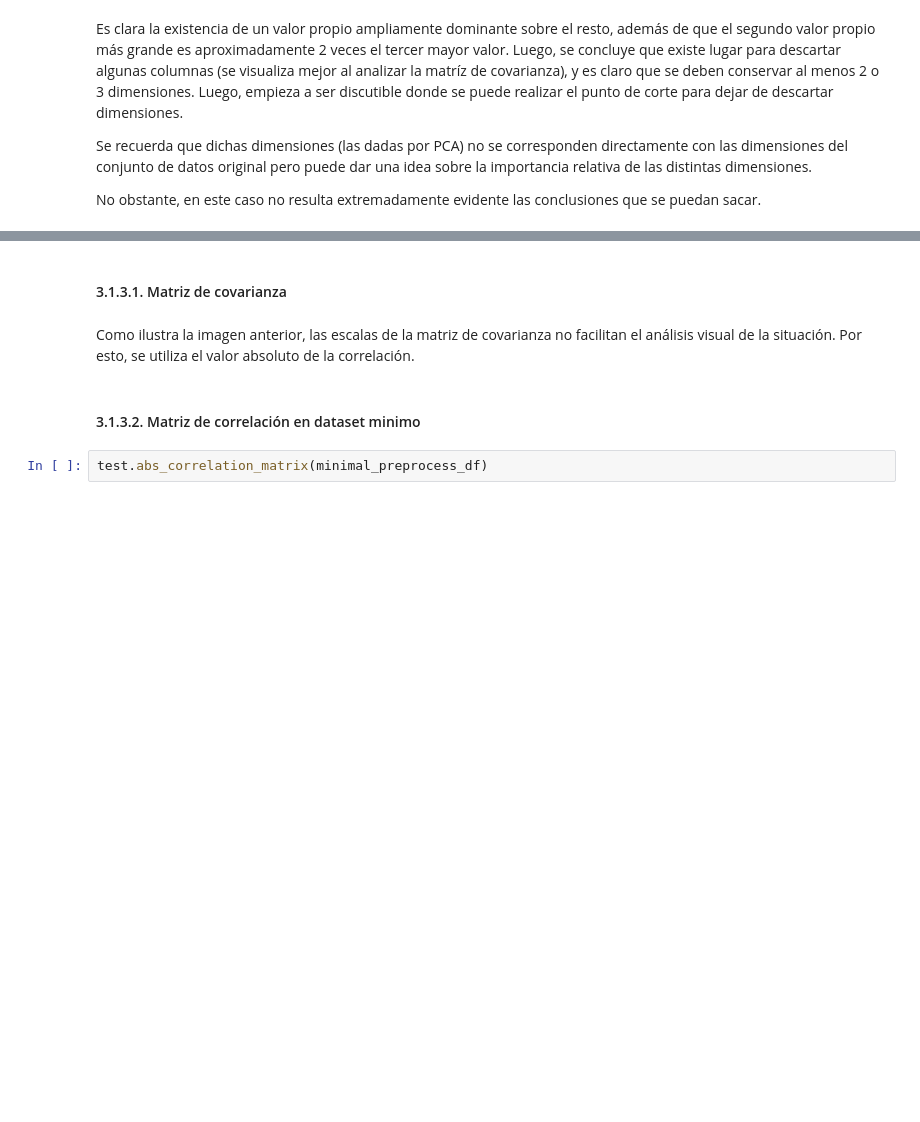
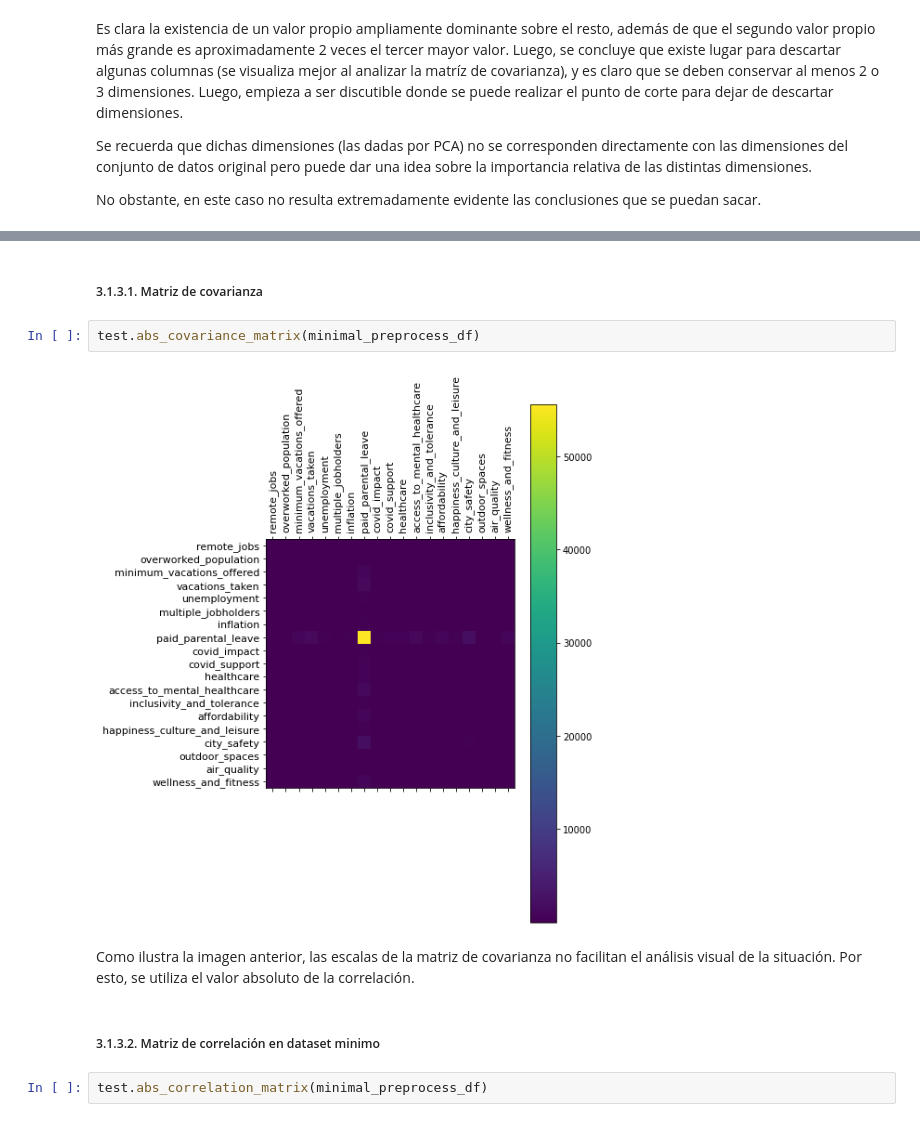
Before and after one commit to AlexisBaladon/Machine-Learning-FING, a Jupyter notebook: tarea4.ipynb, the cells around one changed output, grey strips where cells are left out. Saved outputs shown, nothing was run; the diff lists cells and outputs as text; blank space fills up the shorter version.

```diff
--- a/tarea4.ipynb
+++ b/tarea4.ipynb
@@ -128,9 +129,13 @@ No obstante, en este caso no resulta extremadamente evidente las conclusiones qu
 # %% [markdown]
-#### 3.1.3.1. Matriz de covarianza
+##### 3.1.3.1. Matriz de covarianza
+# %%
+test.abs_covariance_matrix(minimal_preprocess_df)
+# %% [output]
+[figure, added]
 # %% [markdown]
 Como ilustra la imagen anterior, las escalas de la matriz de covarianza no facilitan el análisis visual de la situación. Por esto, se utiliza el valor absoluto de la correlación.
 # %% [markdown]
-#### 3.1.3.2. Matriz de correlación en dataset minimo
+##### 3.1.3.2. Matriz de correlación en dataset minimo
 # %%
 test.abs_correlation_matrix(minimal_preprocess_df)
 # %% [output]
```
Also changed, not shown: parts of 36 cells of this notebook.
